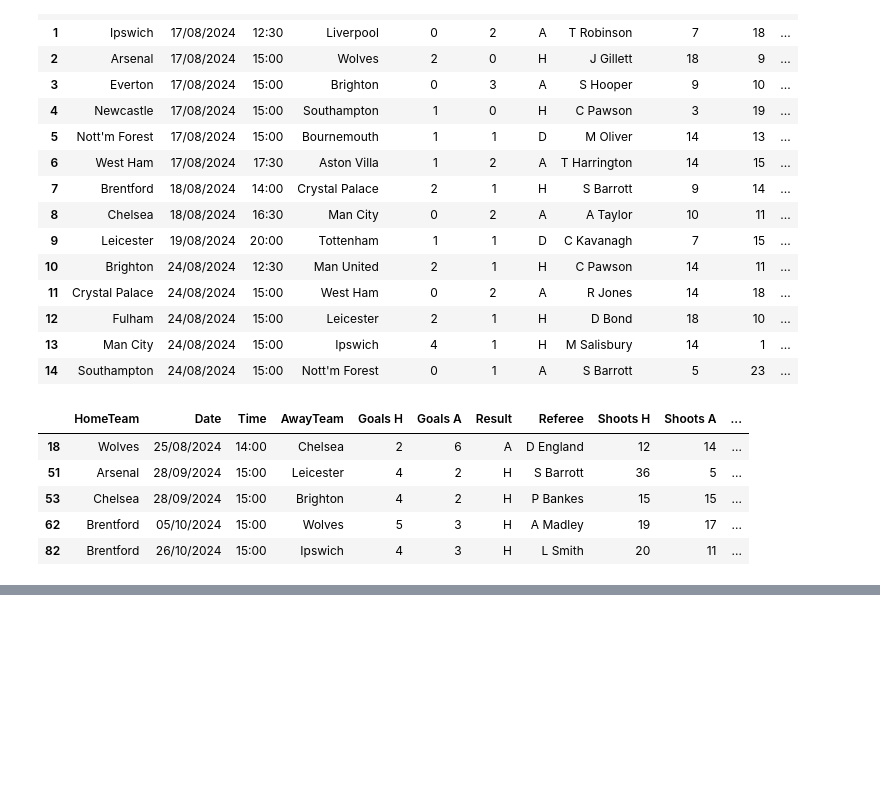
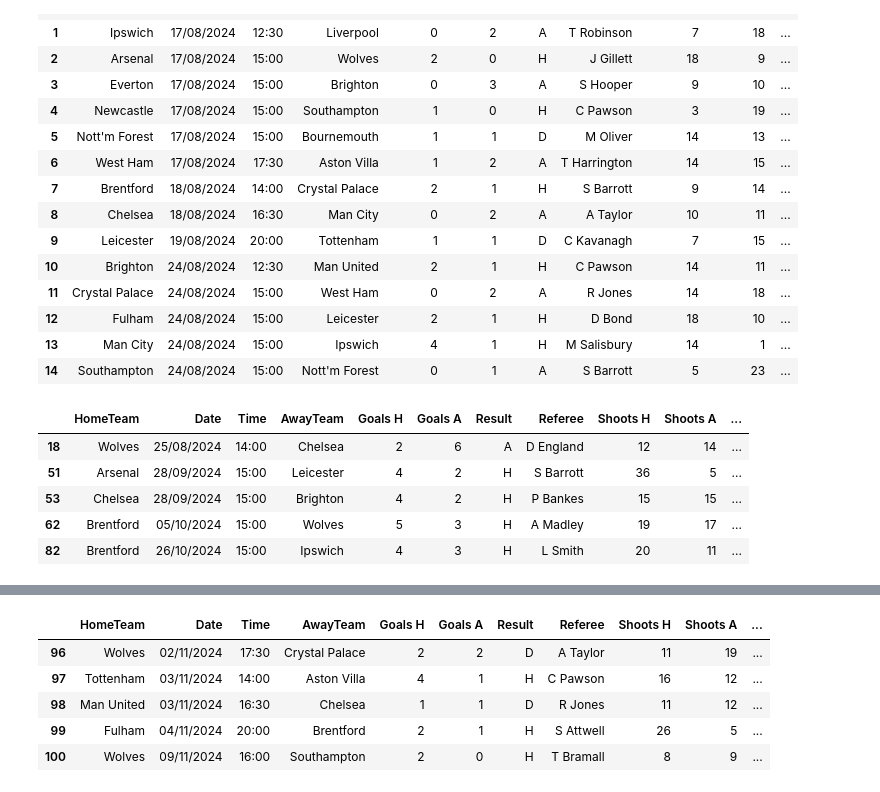
Before and after one commit to ka-53/ML-draft, a Jupyter notebook: draft/dataframe.ipynb, the cells around one changed output, grey strips where cells are left out. Cells and saved outputs as stored; diff of their text form; code cells hidden in the pictures; blank space fills up the shorter version.

```diff
--- a/draft/dataframe.ipynb
+++ b/draft/dataframe.ipynb
@@ -268,0 +278,34 @@ df[df['all goals'] > 5]
+# %%
+nd =  {
+    "HomeTeam": ["Wolves"],
+    "Date": ["09/11/2024"],
+    "Time": ["16:00"],
+    "AwayTeam": ["Southampton"],
+    "Goals H": [2],
+    "Goals A": [0],
+    "Result": ["H"],
+    "Referee": ["T Bramall"],
+    "Shoots H": [8],
+    "Shoots A": [9],
+    "Target H": [4],
+    "Target A": [0],
+    "Yellow H": [1],
+    "Yellow A": [4],
+    "Red H": [0],
+    "Red A": [0],
+    "all goals": [2]
+}
+# %%
+
+nd = p.DataFrame(nd)
+
+df = p.concat([df,nd], ignore_index=True)
+# %%
+df.tail()
+# %% [output]
+|  | HomeTeam | Date | Time | AwayTeam | Goals H | Goals A | Result | Referee | Shoots H | Shoots A | ... |
+| 96 | Wolves | 02/11/2024 | 17:30 | Crystal Palace | 2 | 2 | D | A Taylor | 11 | 19 | ... |
+| 97 | Tottenham | 03/11/2024 | 14:00 | Aston Villa | 4 | 1 | H | C Pawson | 16 | 12 | ... |
+| 98 | Man United | 03/11/2024 | 16:30 | Chelsea | 1 | 1 | D | R Jones | 11 | 12 | ... |
+| 99 | Fulham | 04/11/2024 | 20:00 | Brentford | 2 | 1 | H | S Attwell | 26 | 5 | ... |
+| 100 | Wolves | 09/11/2024 | 16:00 | Southampton | 2 | 0 | H | T Bramall | 8 | 9 | ... |
```
Also changed, not shown: parts of 6 cells of this notebook.
